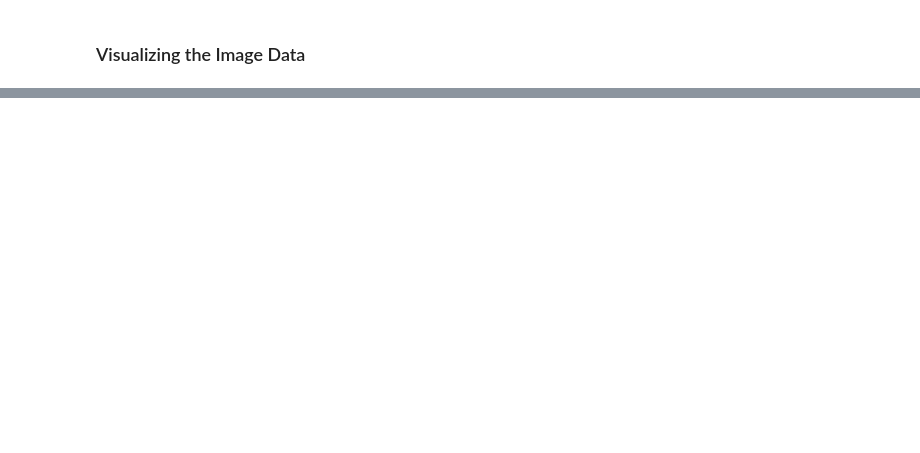
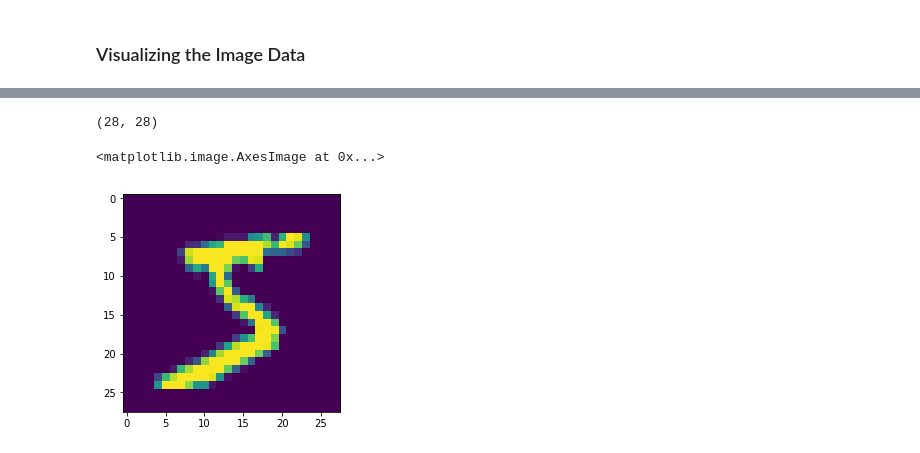
Before and after one commit to AnshMittal1811/Computer-Vision-with-OpenCV-DL, a Jupyter notebook: 07 Deep Learning.ipynb, the cells around one changed output, grey strips where cells are left out. Saved outputs shown, nothing was run; the diff lists cells and outputs as text; code cells hidden in the pictures; blank space fills up the shorter version.

```diff
--- a/07 Deep Learning.ipynb
+++ b/07 Deep Learning.ipynb
@@ -372,0 +357,2 @@ Reshape to include channel dimension (in this case, 1 channel)
+# %%
+single_image = x_train[0]
@@ -372,0 +379,9 @@ Reshape to include channel dimension (in this case, 1 channel)
+# %%
+single_image.shape
+# %% [output]
+(28, 28)
+# %%
+plt.imshow(single_image)
+# %% [output]
+<matplotlib.image.AxesImage at 0x...>
+[figure, added]
```
Also changed, not shown: parts of 104 cells of this notebook, 2 other files.
